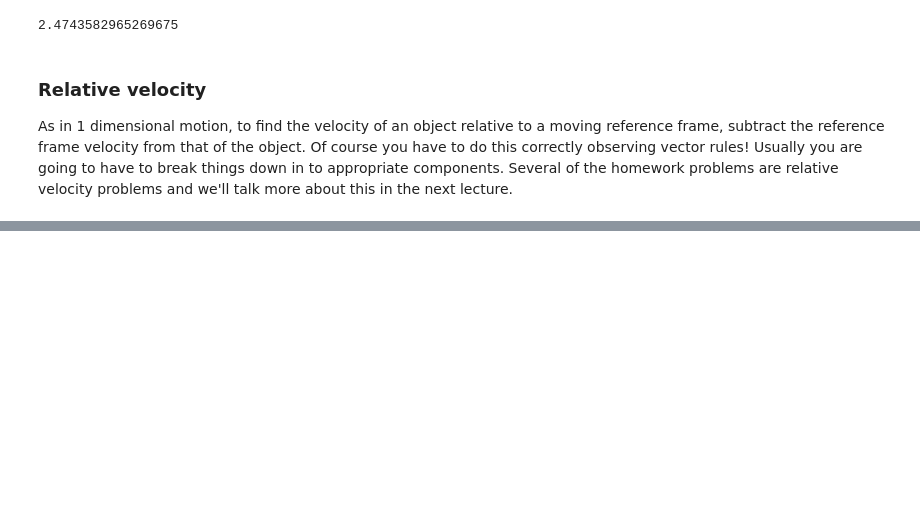
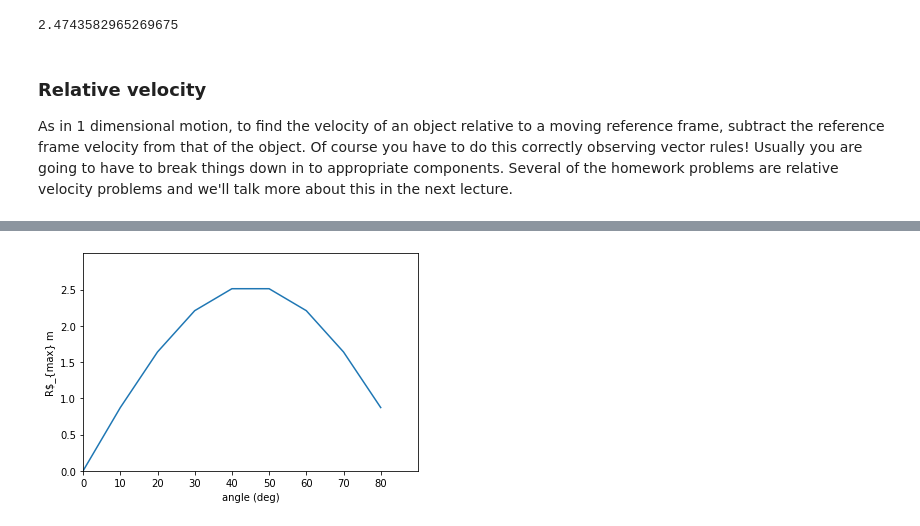
Before and after one commit to cgoldsberry/PHY141, a Jupyter notebook: Lectures/Lec3.ipynb, the cells around one changed output, grey strips where cells are left out. Cells and saved outputs as stored; diff of their text form; code cells hidden in the pictures; blank space fills up the shorter version.

```diff
--- a/Lectures/Lec3.ipynb
+++ b/Lectures/Lec3.ipynb
@@ -174,0 +227,13 @@ plt.axhline(y=0, color='k', linestyle='-')
+# %%
+# Plot R max versus angle
+plt.plot(angles, Rmax)
+# Set Labels, ranges and Ticks
+plt.xlabel("angle (deg)")
+plt.ylabel("R$_{max} m")
+plt.xlim([0, 90])
+plt.ylim([0, 3])
+plt.yticks(np.arange(0, 3, 0.5))
+plt.xticks(np.arange(0, 90, 10))
+plt.show()
+# %% [output]
+[figure, added]
```
Also changed, not shown: parts of 3 cells of this notebook.
